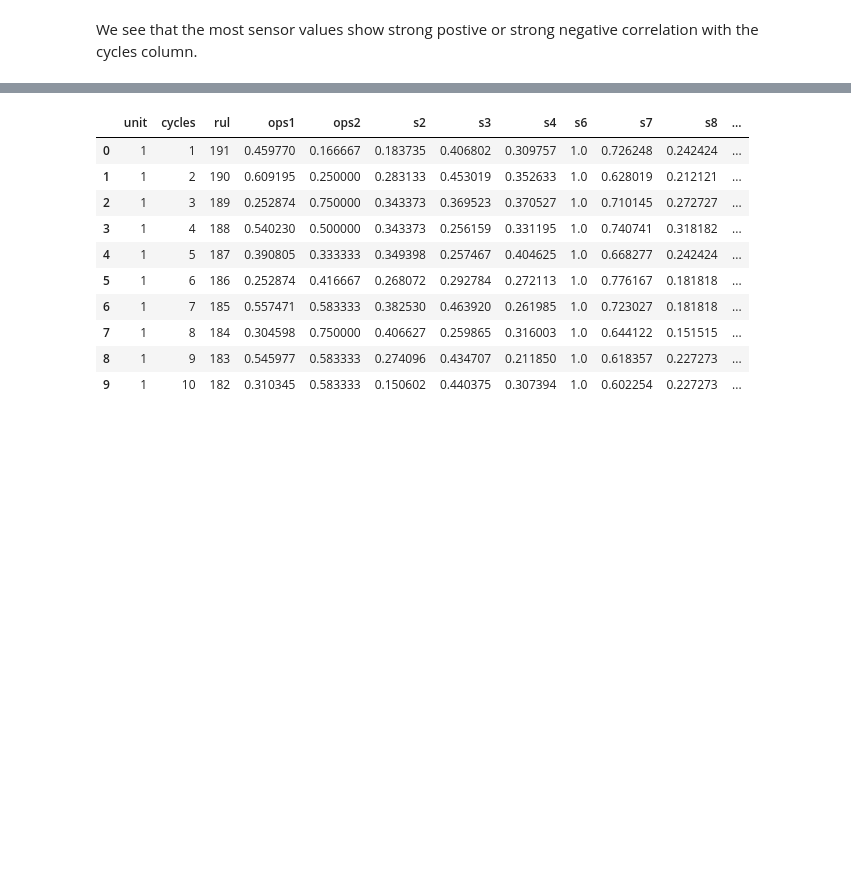
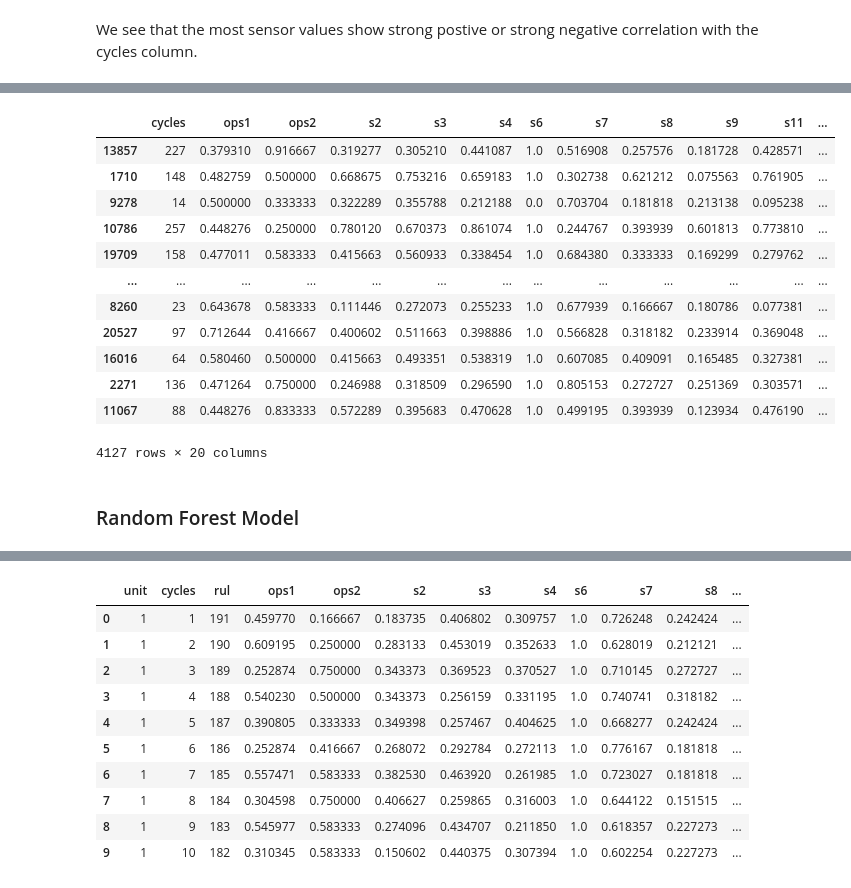
Before and after one commit to Parithimaal/Predictive_Maintenance-NASA_Turbofan_Jet_Engine, a Jupyter notebook: FD001 Analysis/FD001_analysis.ipynb, the cells around one changed output, grey strips where cells are left out. Cells and saved outputs as stored; diff of their text form; code cells hidden in the pictures; blank space fills up the shorter version.

```diff
--- a/FD001 Analysis/FD001_analysis.ipynb
+++ b/FD001 Analysis/FD001_analysis.ipynb
@@ -188,3 +213,9 @@ Wall time: 0 ns
+# %%
+# predicting RUL for validation dataset
+rul_pred_xgb = best_xgb_model.predict(X_test)
+X_test_copy = X_test.copy()
+X_test_copy['rul_pred_xgb'] = rul_pred_xgb
+X_test_copy['rul'] = y_test
 # %%
 # Saving the xgboost model and parameters
 if training == True:
@@ -193,6 +224,23 @@ if training == True:
 
     with open('./saved_models/XGBoost/xgb_hyperparameters.yaml', 'w') as f:
         yaml.dump(best_xgb_model.get_params(), f)
+# %%
+
+X_test_copy
+# %% [output]
+|  | cycles | ops1 | ops2 | s2 | s3 | s4 | s6 | s7 | s8 | s9 | s11 | ... |
+| 13857 | 227 | 0.379310 | 0.916667 | 0.319277 | 0.305210 | 0.441087 | 1.0 | 0.516908 | 0.257576 | 0.181728 | 0.428571 | ... |
+| 1710 | 148 | 0.482759 | 0.500000 | 0.668675 | 0.753216 | 0.659183 | 1.0 | 0.302738 | 0.621212 | 0.075563 | 0.761905 | ... |
+| 9278 | 14 | 0.500000 | 0.333333 | 0.322289 | 0.355788 | 0.212188 | 0.0 | 0.703704 | 0.181818 | 0.213138 | 0.095238 | ... |
+| 10786 | 257 | 0.448276 | 0.250000 | 0.780120 | 0.670373 | 0.861074 | 1.0 | 0.244767 | 0.393939 | 0.601813 | 0.773810 | ... |
+| 19709 | 158 | 0.477011 | 0.583333 | 0.415663 | 0.560933 | 0.338454 | 1.0 | 0.684380 | 0.333333 | 0.169299 | 0.279762 | ... |
+| ... | ... | ... | ... | ... | ... | ... | ... | ... | ... | ... | ... | ... |
+| 8260 | 23 | 0.643678 | 0.583333 | 0.111446 | 0.272073 | 0.255233 | 1.0 | 0.677939 | 0.166667 | 0.180786 | 0.077381 | ... |
+| 20527 | 97 | 0.712644 | 0.416667 | 0.400602 | 0.511663 | 0.398886 | 1.0 | 0.566828 | 0.318182 | 0.233914 | 0.369048 | ... |
+| 16016 | 64 | 0.580460 | 0.500000 | 0.415663 | 0.493351 | 0.538319 | 1.0 | 0.607085 | 0.409091 | 0.165485 | 0.327381 | ... |
+| 2271 | 136 | 0.471264 | 0.750000 | 0.246988 | 0.318509 | 0.296590 | 1.0 | 0.805153 | 0.272727 | 0.251369 | 0.303571 | ... |
+| 11067 | 88 | 0.448276 | 0.833333 | 0.572289 | 0.395683 | 0.470628 | 1.0 | 0.499195 | 0.393939 | 0.123934 | 0.476190 | ... |
+4127 rows × 20 columns
 # %%
 # Plotting the RUL vs Predicted RUL for specific units
 if training == True:
@@ -200 +249,3 @@ if training == True:
+# %% [markdown]
+### Random Forest Model
 # %%
```
Also changed, not shown: parts of 25 cells of this notebook, 4 other files.
